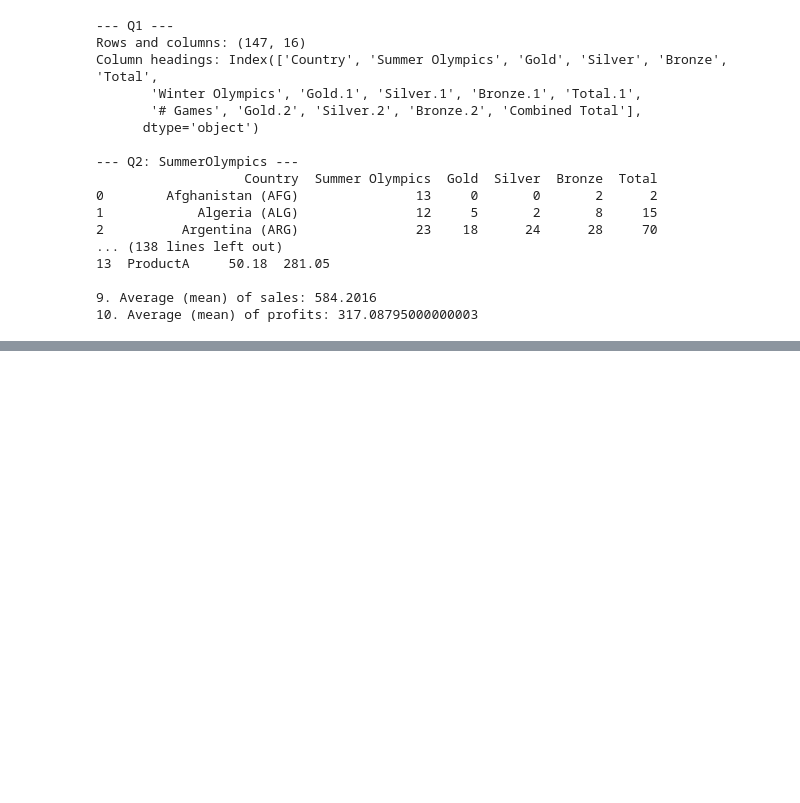
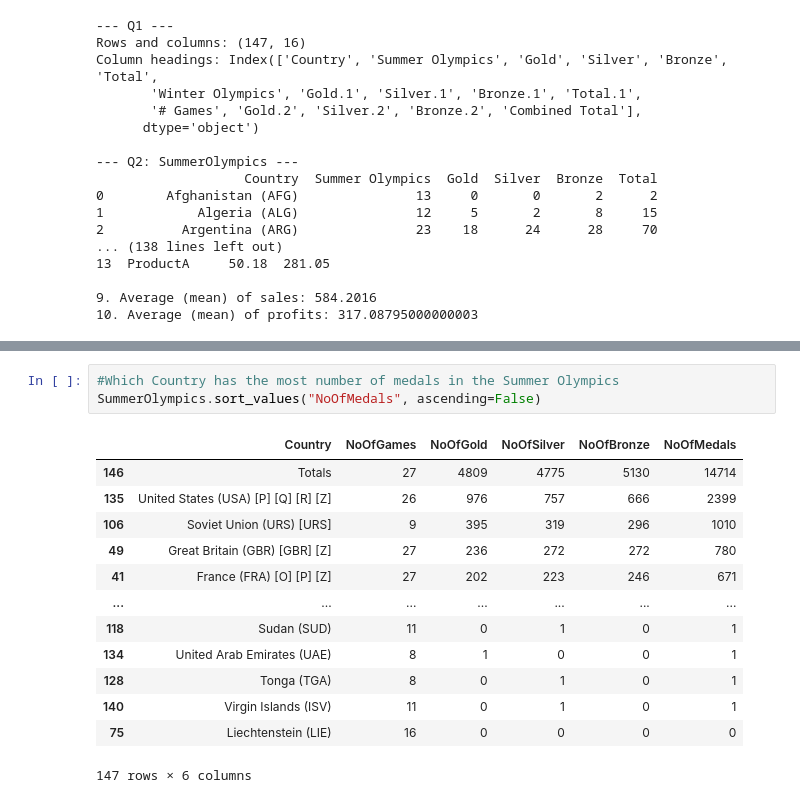
Before and after one commit to wieslawa-nowak-gis/ATU-Donegal-Python, a Jupyter notebook: WieslawaN.ipynb, the cells around one changed output, grey strips where cells are left out. Drawn from its saved outputs; the diff is of its cells as text; blank space fills up the shorter version.

```diff
--- a/WieslawaN.ipynb
+++ b/WieslawaN.ipynb
@@ -3447,0 +3410,17 @@ Index(['Country', 'Summer Olympics', 'Gold', 'Silver', 'Bronze', 'Total',
+# %%
+#Which Country has the most number of medals in the Summer Olympics
+SummerOlympics.sort_values("NoOfMedals", ascending=False)
+# %% [output]
+|  | Country | NoOfGames | NoOfGold | NoOfSilver | NoOfBronze | NoOfMedals |
+| 146 | Totals | 27 | 4809 | 4775 | 5130 | 14714 |
+| 135 | United States (USA) [P] [Q] [R] [Z] | 26 | 976 | 757 | 666 | 2399 |
+| 106 | Soviet Union (URS) [URS] | 9 | 395 | 319 | 296 | 1010 |
+| 49 | Great Britain (GBR) [GBR] [Z] | 27 | 236 | 272 | 272 | 780 |
+| 41 | France (FRA) [O] [P] [Z] | 27 | 202 | 223 | 246 | 671 |
+| ... | ... | ... | ... | ... | ... | ... |
+| 118 | Sudan (SUD) | 11 | 0 | 1 | 0 | 1 |
+| 134 | United Arab Emirates (UAE) | 8 | 1 | 0 | 0 | 1 |
+| 128 | Tonga (TGA) | 8 | 0 | 1 | 0 | 1 |
+| 140 | Virgin Islands (ISV) | 11 | 0 | 1 | 0 | 1 |
+| 75 | Liechtenstein (LIE) | 16 | 0 | 0 | 0 | 0 |
+147 rows × 6 columns
```
Also changed, not shown: parts of 17 cells of this notebook.
